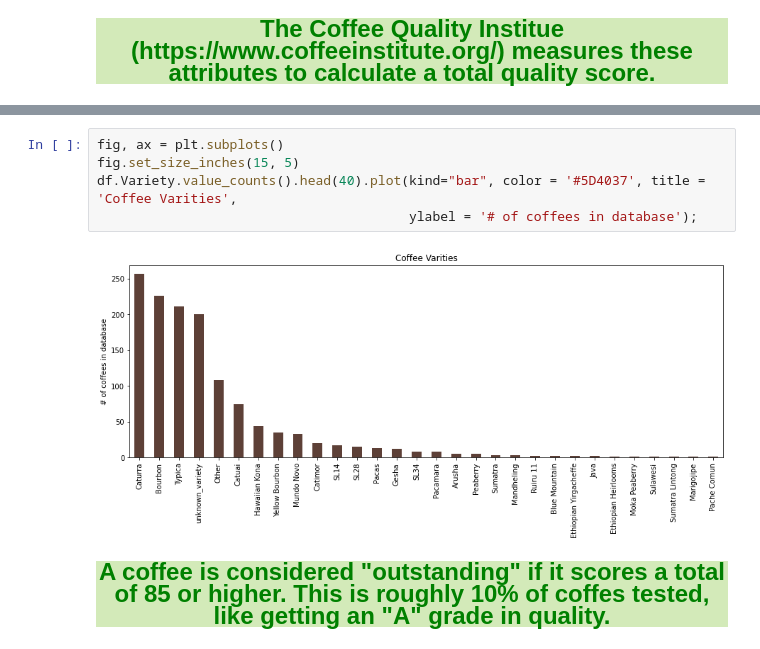
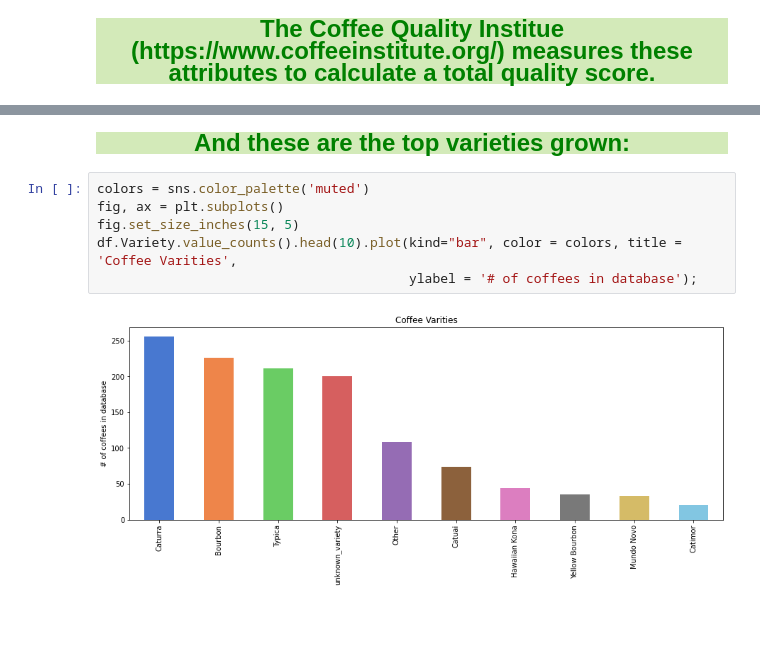
Before and after one commit to RaMcDaniel/CoffeePredictor, a Jupyter notebook: Coffee_Selector.ipynb, the cells around one changed output, grey strips where cells are left out. Saved outputs shown, nothing was run; the diff lists cells and outputs as text; blank space fills up the shorter version.

```diff
--- a/Coffee_Selector.ipynb
+++ b/Coffee_Selector.ipynb
@@ -78,9 +77,10 @@ df.Region.value_counts().head(40).plot(kind="bar", color = '#5D4037', title = 'R
-# %%
-fig, ax = plt.subplots()
-fig.set_size_inches(15, 5)
-df.Variety.value_counts().head(40).plot(kind="bar", color = '#5D4037', title = 'Coffee Varities',
-                                        ylabel = '# of coffees in database');
-# %% [output]
-[figure, removed]
-# %% [markdown]
-<p style="text-align: center; font-weight: bold; font-size:x-large; color:green; background-color:#D3EAB9;">A coffee is considered "outstanding" if it scores a total of 85 or higher. This is roughly 10% of coffes tested, like getting an "A" grade in quality.</p>
+# %% [markdown]
+<p style="text-align: center; font-weight: bold; font-size:x-large; color:green; background-color:#D3EAB9;">And these are the top varieties grown:</p>
+# %%
+colors = sns.color_palette('muted')
+fig, ax = plt.subplots()
+fig.set_size_inches(15, 5)
+df.Variety.value_counts().head(10).plot(kind="bar", color = colors, title = 'Coffee Varities',
+                                        ylabel = '# of coffees in database');
+# %% [output]
+[figure, added]
```
Also changed, not shown: parts of 21 cells of this notebook.
